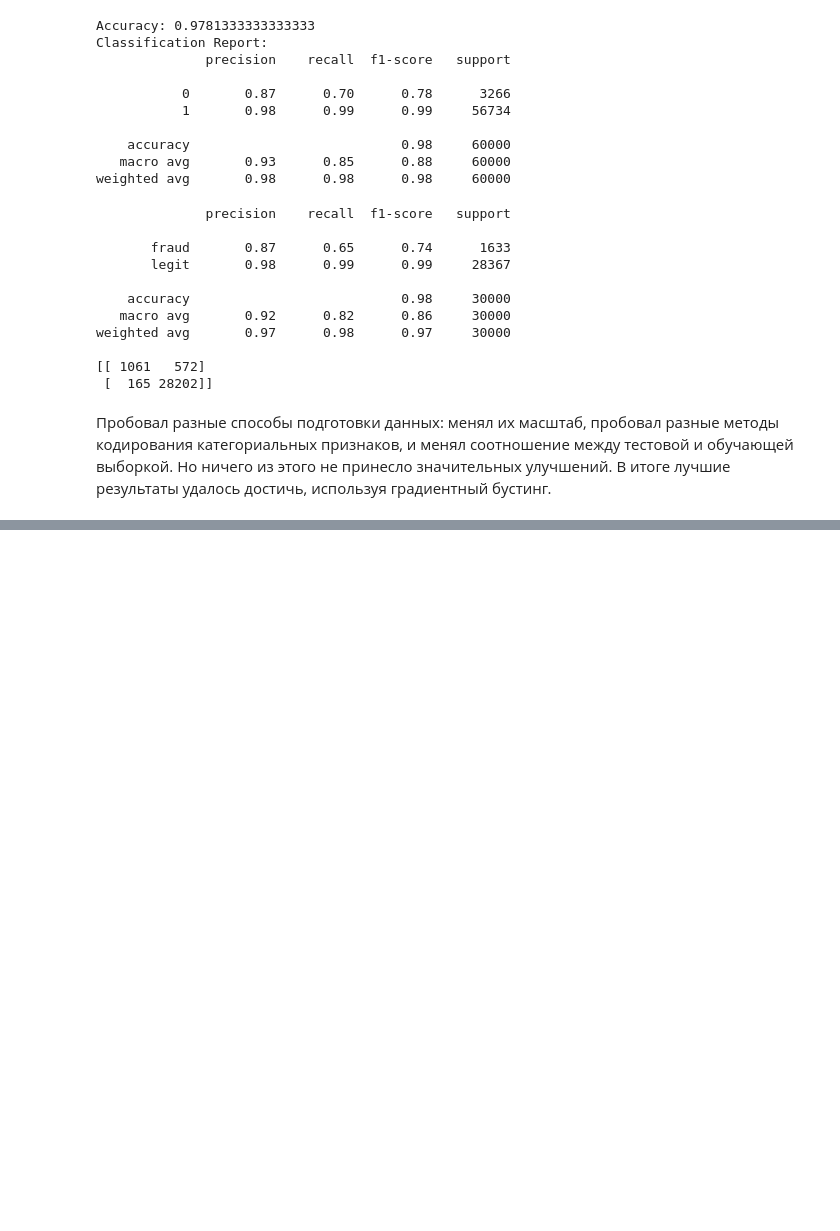
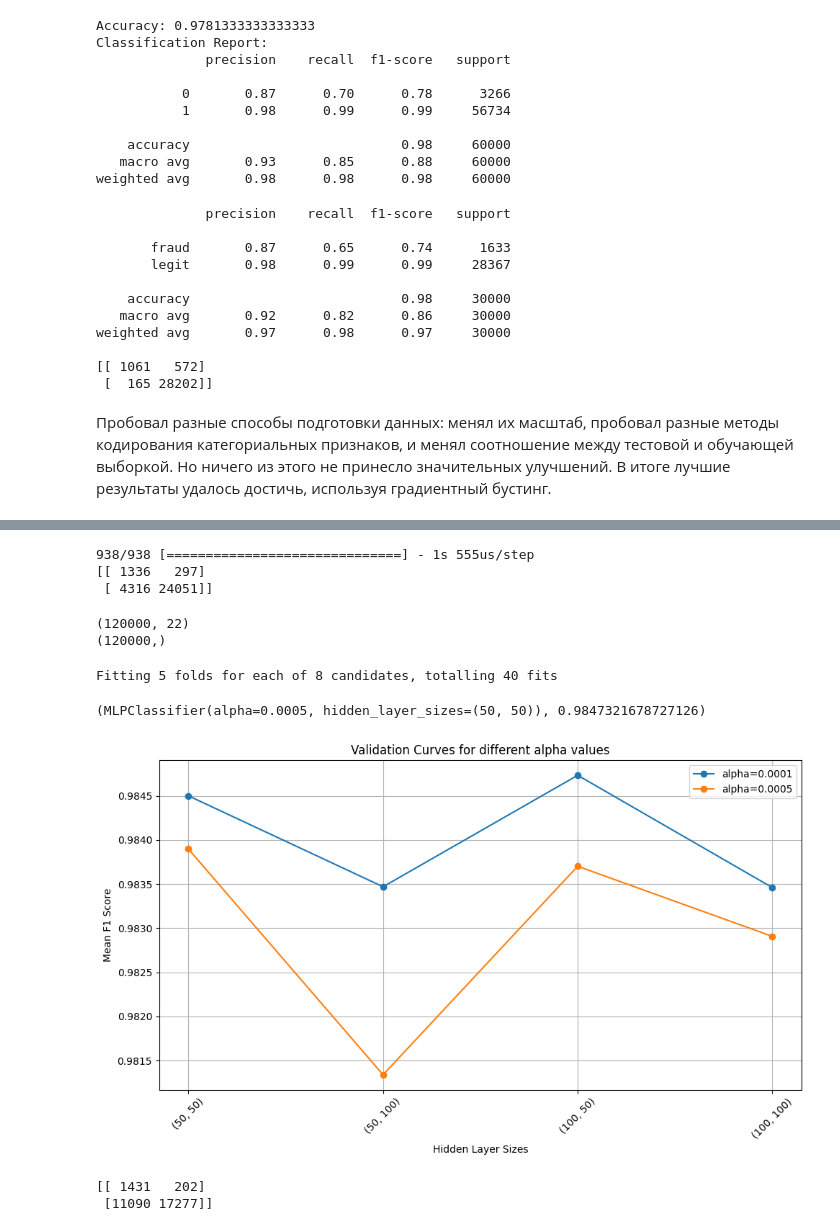
Before and after one commit to AntonVinogradovS/ML, a Jupyter notebook: main.ipynb, the cells around one changed output, grey strips where cells are left out. Drawn from its saved outputs; the diff is of its cells as text; code cells hidden in the pictures; blank space fills up the shorter version.

```diff
--- a/main.ipynb
+++ b/main.ipynb
@@ -337,0 +452,4 @@ weighted avg       0.97      0.98      0.97     30000
+# %%
+best_model_rf = grid_search_rf.best_estimator_
+best_model_rf.fit(X_train, y_train)
+y_pred1 = best_model_rf.predict(X_test)
@@ -337,0 +478,74 @@ weighted avg       0.97      0.98      0.97     30000
+# %%
+from sklearn.metrics import confusion_matrix
+y_pred = model.predict(X_test)
+y_pred_classes = np.round(y_pred).flatten()  # Округляем до ближайшего целого
+
+# Рассчет матрицы ошибок (confusion matrix)
+cm = confusion_matrix(y_test, y_pred_classes)
+
+print(cm)
+# %% [output]
+938/938 [==============================] - 1s 555us/step
+[[ 1336   297]
+ [ 4316 24051]]
+# %%
+print(X_train.shape)
+print(y_train.shape)
+# %% [output]
+(120000, 22)
+(120000,)
+# %%
+import numpy as np
+from itertools import product
+from sklearn.neural_network import MLPClassifier
+from sklearn.model_selection import GridSearchCV
+first_size = np.arange(50, 101, 50)
+second_size = np.arange(50, 101, 50)
+alpha_values = np.array([0.0001, 0.0005])
+hidden_layer_sizes = list(product(first_size, second_size))
+params_grid = {
+    'hidden_layer_sizes': hidden_layer_sizes,
+    'alpha': alpha_values
+}
+grid = GridSearchCV(MLPClassifier(), params_grid, scoring='f1', return_train_score=False, verbose=1, n_jobs=-1)
+grid.fit(X_train, y_train)
+grid.best_estimator_, grid.best_score_
+# %% [output]
+Fitting 5 folds for each of 8 candidates, totalling 40 fits
+(MLPClassifier(alpha=0.0005, hidden_layer_sizes=(50, 50)), 0.9847321678727126)
+# %%
+import matplotlib.pyplot as plt
+
+
+results = grid.cv_results_
+alphas = params_grid['alpha']
+hidden_sizes = [str(size) for size in params_grid['hidden_layer_sizes']]
+scores = results['mean_test_score']
+
+
+plt.figure(figsize=(10, 6))
+for i, alpha in enumerate(alphas):
+    plt.plot(hidden_sizes, scores[i::len(alphas)], marker='o', label=f'alpha={alpha}')
+
+plt.xlabel('Hidden Layer Sizes')
+plt.ylabel('Mean F1 Score')
+plt.title('Validation Curves for different alpha values')
+plt.xticks(rotation=45)
+plt.legend()
+plt.grid(True)
+plt.tight_layout()
+plt.show()
+# %% [output]
+[figure, added]
+# %%
+from sklearn.metrics import confusion_matrix, classification_report, accuracy_score
+y_pred = grid.predict(X_test)
+y_pred_classes = np.round(y_pred).flatten()
+
+
+cm = confusion_matrix(y_test, y_pred_classes)
+
+print(cm)
+# %% [output]
+[[ 1431   202]
+ [11090 17277]]
```
Also changed, not shown: parts of 19 cells of this notebook, 1 other file.
